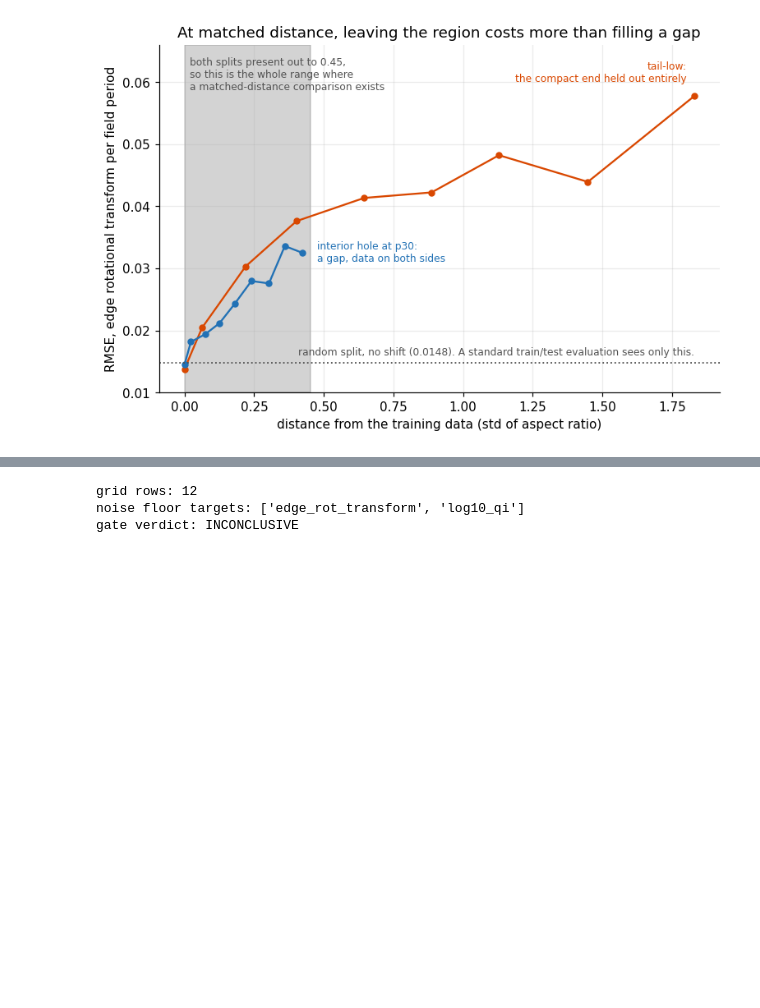
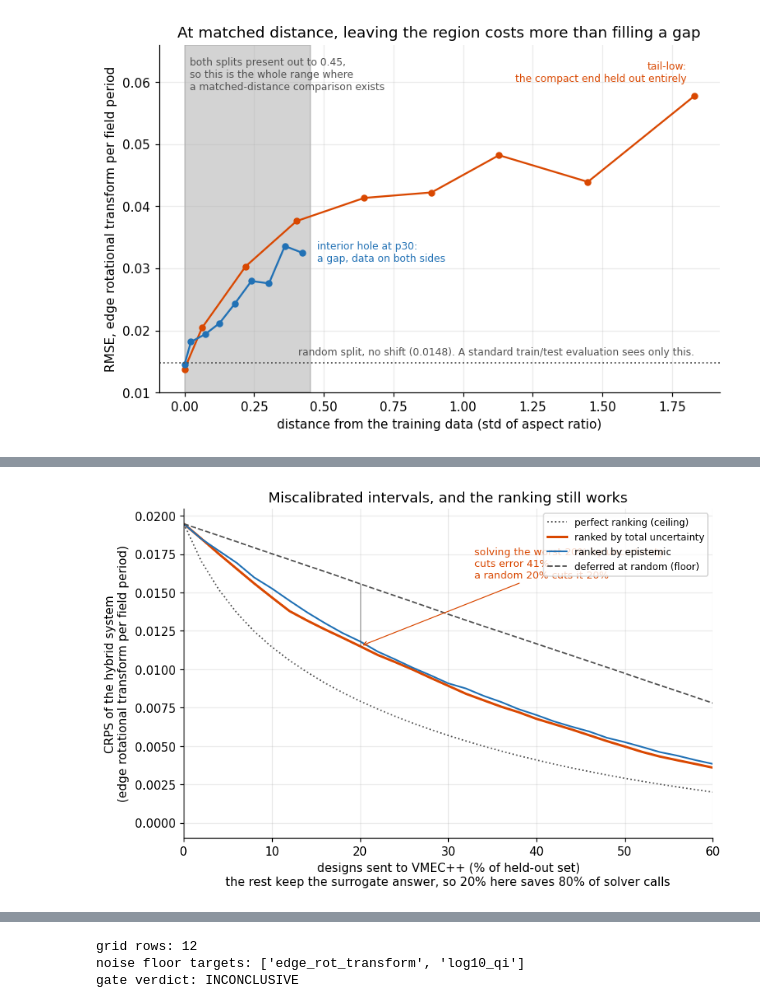
Before and after one commit to cecanelo/ConStelleration, a Jupyter notebook: notebooks/figures.ipynb, the cells around one changed output, grey strips where cells are left out. Saved outputs shown, nothing was run; the diff lists cells and outputs as text; code cells hidden in the pictures; blank space fills up the shorter version.

```diff
--- a/notebooks/figures.ipynb
+++ b/notebooks/figures.ipynb
@@ -424,0 +529,50 @@ script to have been run. Fast, under a second.
+# %%
+fig, ax = plt.subplots(figsize=(8, 5))
+
+RANKINGS = {
+    'oracle': ('perfect ranking (ceiling)', COLOR_NEUTRAL, ':', 1.2),
+    'total': ('ranked by total uncertainty', COLOR_TAIL, '-', 2.0),
+    'epistemic': ('ranked by epistemic', COLOR_HOLE, '-', 1.4),
+    'random': ('deferred at random (floor)', COLOR_NEUTRAL, '--', 1.2),
+}
+
+out = deferral_curve[deferral_curve['region'] == 'out']
+
+for name, (label, color, style, width) in RANKINGS.items():
+    series = out[out['ranking'] == name].sort_values('deferred')
+    ax.plot(
+        series['deferred'] * 100,
+        series['crps'],
+        style,
+        color=color,
+        linewidth=width,
+        label=label,
+    )
+
+# The single number the figure exists to deliver.
+at_20 = {k: deferral['out']['rankings'][k]['crps_at']['0.2'] for k in RANKINGS}
+none = deferral['out']['rankings']['total']['crps_at']['0']
+
+ax.annotate(
+    f'solving the worst 20% by uncertainty\ncuts error {1 - at_20["total"] / none:.0%};\n'
+    f'a random 20% cuts it {1 - at_20["random"] / none:.0%}',
+    xy=(20, at_20['total']),
+    xytext=(33, none * 0.82),
+    fontsize=8.5,
+    color=COLOR_TAIL,
+    arrowprops={'arrowstyle': '->', 'color': COLOR_TAIL, 'lw': 0.8},
+)
+ax.plot([20, 20], [at_20['total'], at_20['random']], color=COLOR_NEUTRAL, lw=0.8, alpha=0.6)
+
+ax.set_xlim(0, 60)
+ax.set_xlabel(
+    'designs sent to VMEC++ (% of held-out set)\n'
+    'the rest keep the surrogate answer, so 20% here saves 80% of solver calls'
+)
+ax.set_ylabel('CRPS of the hybrid system\n(edge rotational transform per field period)')
+ax.set_title('Miscalibrated intervals, and the ranking still works')
+ax.legend(fontsize=8)
+
+keep(fig, 'deferral_curve')
+# %% [output]
+[figure, added]
```
Also changed, not shown: parts of 23 cells of this notebook, 26 other files.
